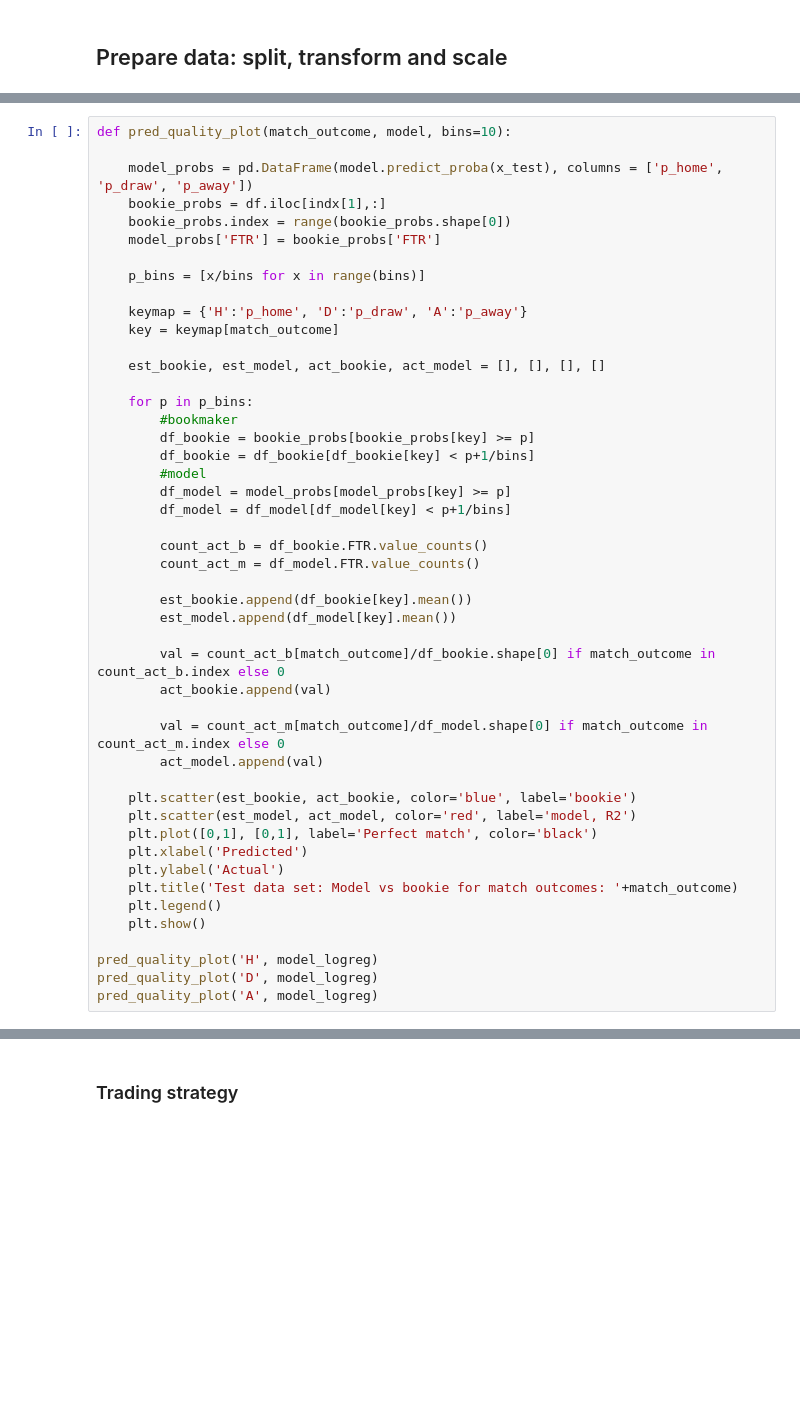
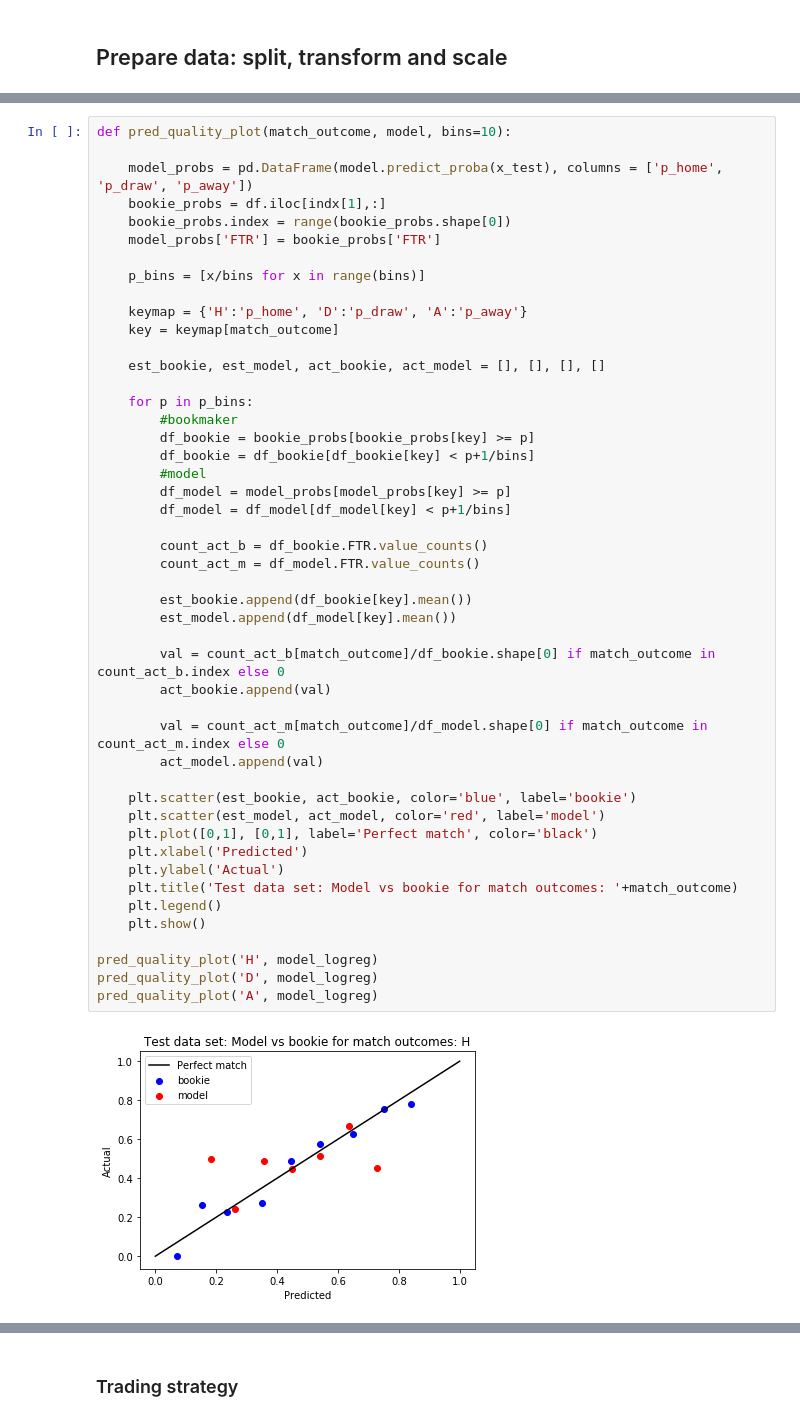
Before and after one commit to lindjoha/machinelearning-predicting-football-results, a Jupyter notebook: football_ml.ipynb, the cells around one changed output, grey strips where cells are left out. Drawn from its saved outputs; the diff is of its cells as text; blank space fills up the shorter version.

```diff
--- a/football_ml.ipynb
+++ b/football_ml.ipynb
@@ -169,31 +206,33 @@ def pred_quality_plot(match_outcome, model, bins=10):
         #bookmaker
         df_bookie = bookie_probs[bookie_probs[key] >= p]
         df_bookie = df_bookie[df_bookie[key] < p+1/bins]
         #model
         df_model = model_probs[model_probs[key] >= p]
         df_model = df_model[df_model[key] < p+1/bins]
 
         count_act_b = df_bookie.FTR.value_counts()
         count_act_m = df_model.FTR.value_counts()
 
         est_bookie.append(df_bookie[key].mean())
         est_model.append(df_model[key].mean())
 
         val = count_act_b[match_outcome]/df_bookie.shape[0] if match_outcome in count_act_b.index else 0
         act_bookie.append(val)
 
         val = count_act_m[match_outcome]/df_model.shape[0] if match_outcome in count_act_m.index else 0
         act_model.append(val)
 
     plt.scatter(est_bookie, act_bookie, color='blue', label='bookie')
-    plt.scatter(est_model, act_model, color='red', label='model, R2')
+    plt.scatter(est_model, act_model, color='red', label='model')
     plt.plot([0,1], [0,1], label='Perfect match', color='black')
     plt.xlabel('Predicted')
     plt.ylabel('Actual')
     plt.title('Test data set: Model vs bookie for match outcomes: '+match_outcome)
     plt.legend()
     plt.show()
 
 pred_quality_plot('H', model_logreg)
 pred_quality_plot('D', model_logreg)
 pred_quality_plot('A', model_logreg)
+# %% [output]
+[figure, added]
```
Also changed, not shown: parts of 14 cells of this notebook.
